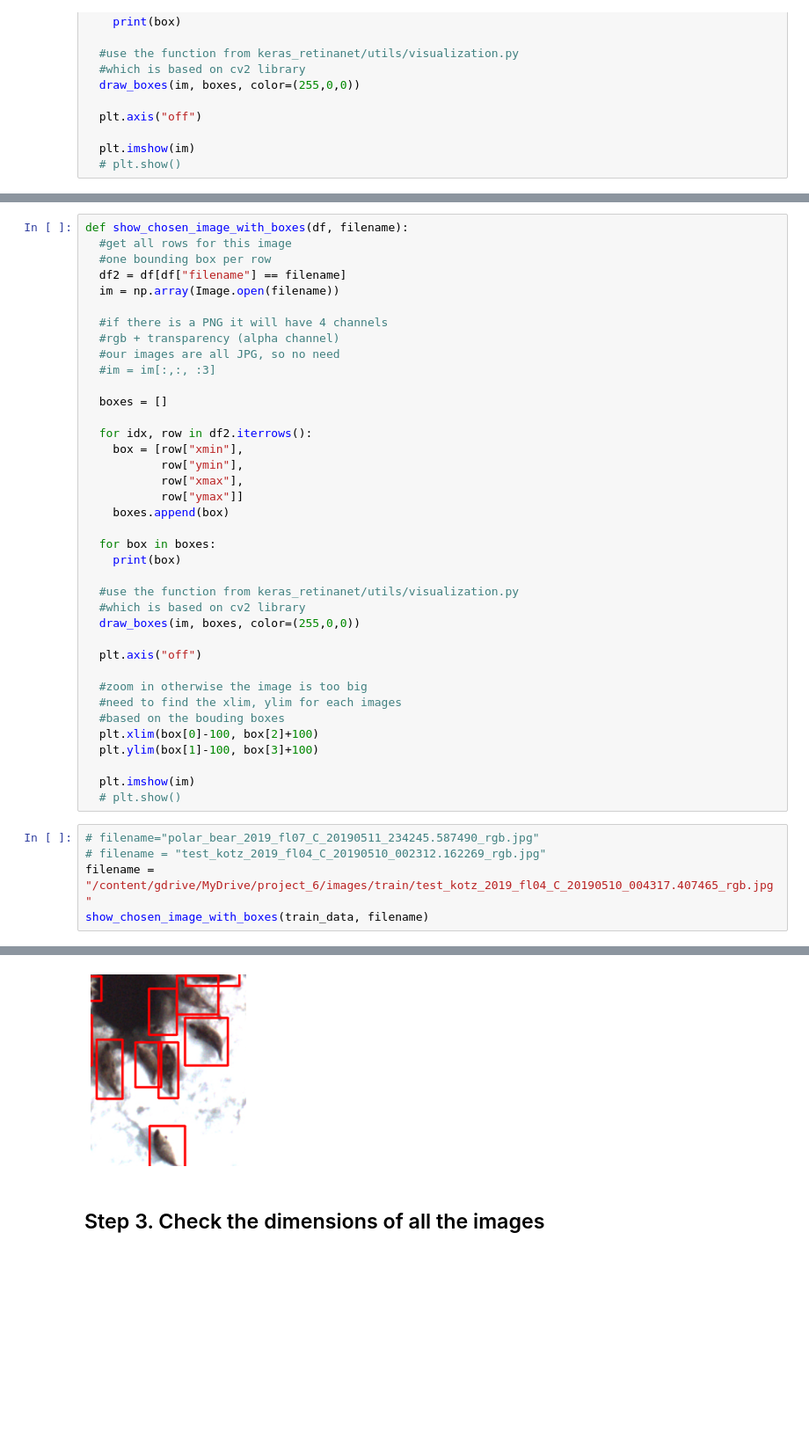
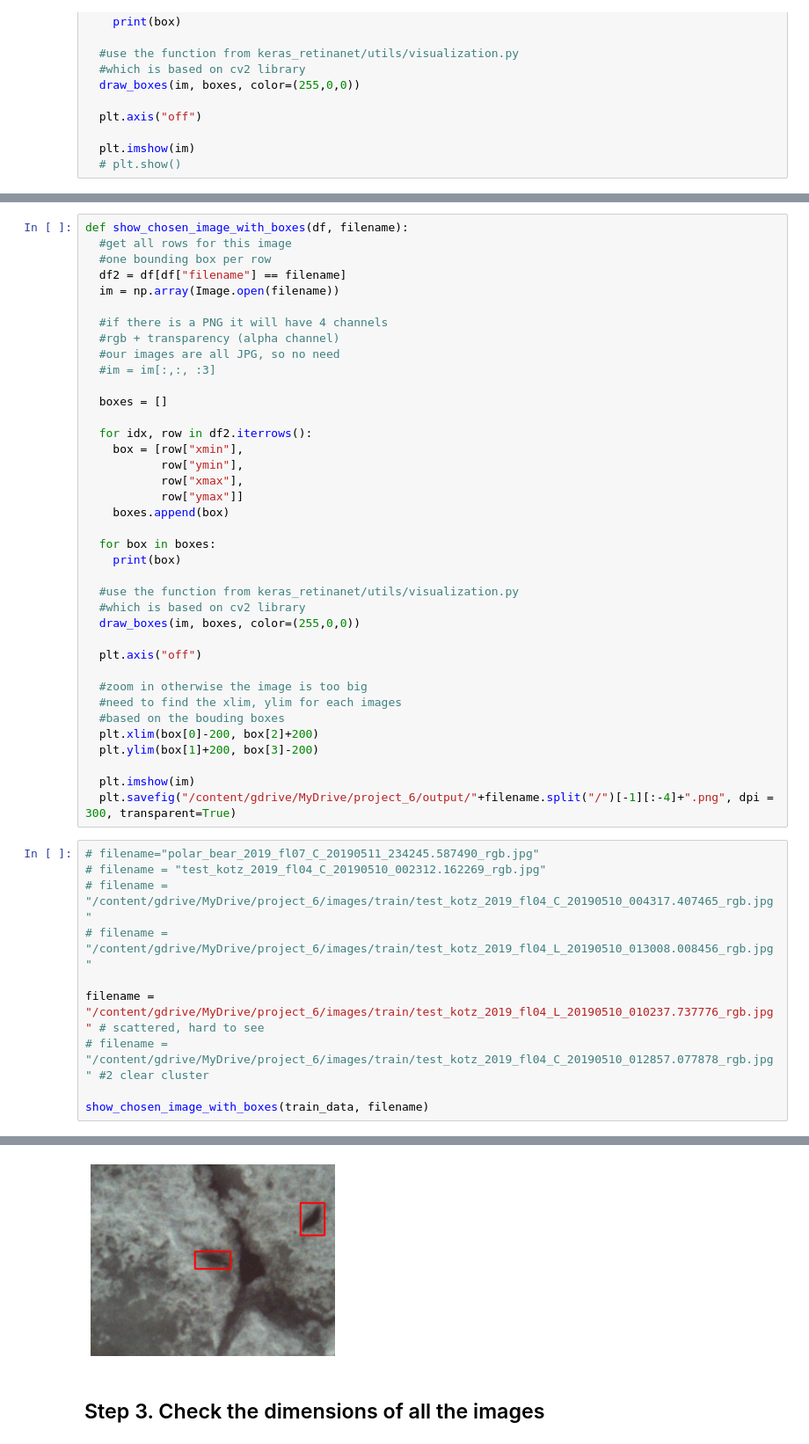
Before and after one commit to CodyCan/Detecting-and-Classifying-Ice-Seals, a Jupyter notebook: code/02_EDA_Anchor_Optimization.ipynb, the cells around one changed output, grey strips where cells are left out. Shown at 88% size. Saved outputs shown, nothing was run; the diff lists cells and outputs as text; blank space fills up the shorter version.

```diff
--- a/code/02_EDA_Anchor_Optimization.ipynb
+++ b/code/02_EDA_Anchor_Optimization.ipynb
@@ -348,14 +311,19 @@ def show_chosen_image_with_boxes(df, filename):
   #zoom in otherwise the image is too big
   #need to find the xlim, ylim for each images
   #based on the bouding boxes
-  plt.xlim(box[0]-100, box[2]+100)
-  plt.ylim(box[1]-100, box[3]+100)
+  plt.xlim(box[0]-200, box[2]+200)
+  plt.ylim(box[1]+200, box[3]-200)
 
   plt.imshow(im)
-  # plt.show()
+  plt.savefig("/content/gdrive/MyDrive/project_6/output/"+filename.split("/")[-1][:-4]+".png", dpi = 300, transparent=True)
 # %%
 # filename="polar_bear_2019_fl07_C_20190511_234245.587490_rgb.jpg"
 # filename = "test_kotz_2019_fl04_C_20190510_002312.162269_rgb.jpg"
-filename = "/content/gdrive/MyDrive/project_6/images/train/test_kotz_2019_fl04_C_20190510_004317.407465_rgb.jpg"
+# filename = "/content/gdrive/MyDrive/project_6/images/train/test_kotz_2019_fl04_C_20190510_004317.407465_rgb.jpg"
+# filename = "/content/gdrive/MyDrive/project_6/images/train/test_kotz_2019_fl04_L_20190510_013008.008456_rgb.jpg"
+
+filename = "/content/gdrive/MyDrive/project_6/images/train/test_kotz_2019_fl04_L_20190510_010237.737776_rgb.jpg" # scattered, hard to see
+# filename = "/content/gdrive/MyDrive/project_6/images/train/test_kotz_2019_fl04_C_20190510_012857.077878_rgb.jpg" #2 clear cluster
+
 show_chosen_image_with_boxes(train_data, filename)
 # %% [output]
@@ -377,4 +338,4 @@ show_chosen_image_with_boxes(train_data, filename)
-[figure, old version]
+[figure, new version]
 # %% [markdown]
 ## Step 3. Check the dimensions of all the images
 # %%
```
Also changed, not shown: parts of 20 cells of this notebook, 15 other files.
